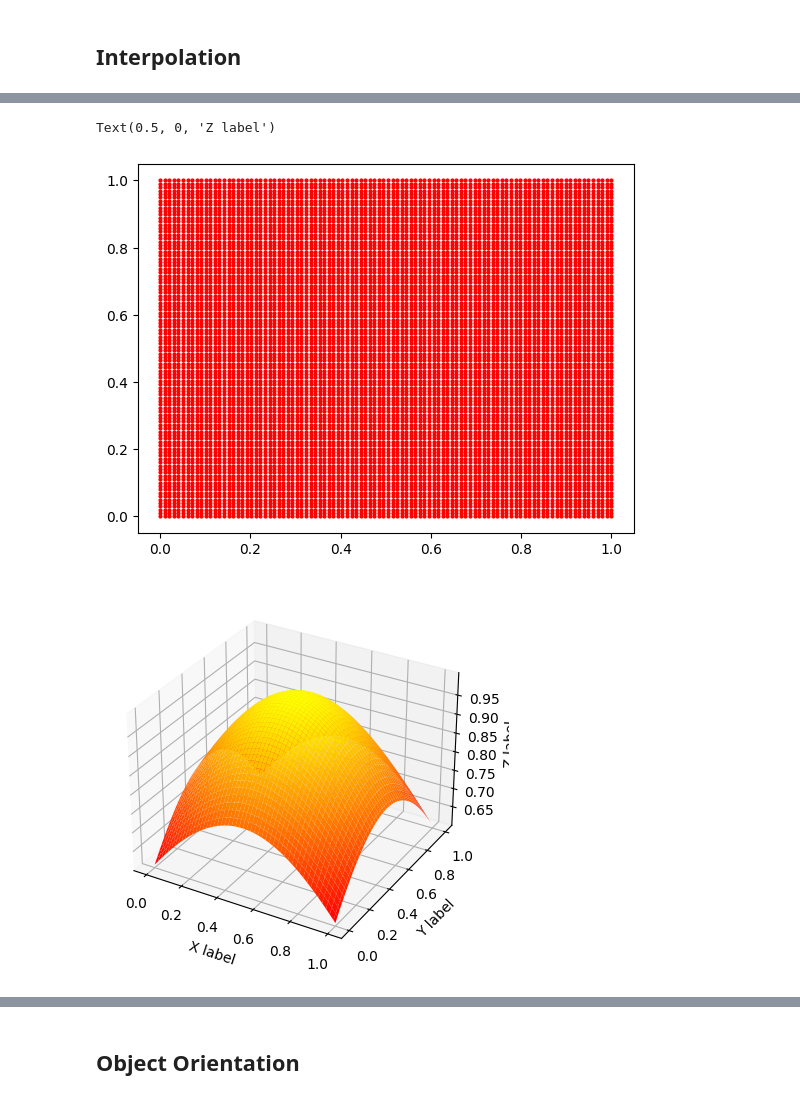
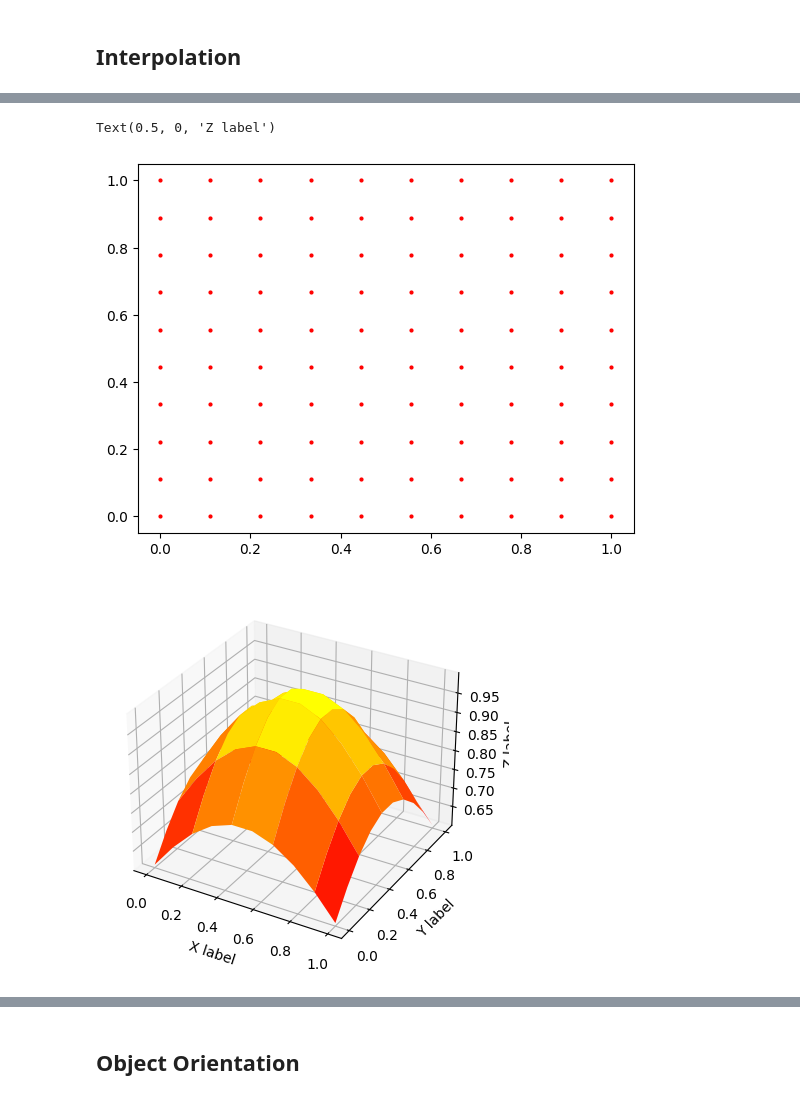
Before and after one commit to raj-brown/APMA2070_S2026, a Jupyter notebook: Lecture_2_Notebook/Python_Codes/python_primer.ipynb, the cells around one changed output, grey strips where cells are left out. Drawn from its saved outputs; the diff is of its cells as text; code cells hidden in the pictures.

```diff
--- a/Lecture_2_Notebook/Python_Codes/python_primer.ipynb
+++ b/Lecture_2_Notebook/Python_Codes/python_primer.ipynb
@@ -1597,3 +1407,0 @@ ValueError: The truth value of an array with more than one element is ambiguous.
-# %%
-x = np.arange(10)
-(x > 4) & (x < 8)
@@ -1730,19 +1528,19 @@ Text(0.5, 0, 'Z label')
 # %%
 ## mesh grid for complete plot
-
-x_a = np.linspace(0, 1, 100)
-y_a = np.linspace(0, 1, 100)
+import matplotlib.pyplot as plt
+x_a = np.linspace(0, 1, 10)
+y_a = np.linspace(0, 1, 10)
 xx, yy, = np.meshgrid(x_a, y_a)
 plt.plot(xx, yy, ".r", ms=4.0)
 ax = plt.figure().add_subplot(projection='3d')
 z_dense = f(xx, yy)
 ax.plot_surface(xx, yy, z_dense, cmap='autumn', cstride=2, rstride=2)
 ax.set_xlabel("X label")
 ax.set_ylabel("Y label")
 ax.set_zlabel("Z label")
 # %% [output]
 Text(0.5, 0, 'Z label')
-[figure, old version]
+[figure, new version]
-[figure, old version]
+[figure, new version]
 # %%
 # Project Sparse Data on Dense Grid
```
Also changed, not shown: parts of 100 cells of this notebook, 6 other files.
